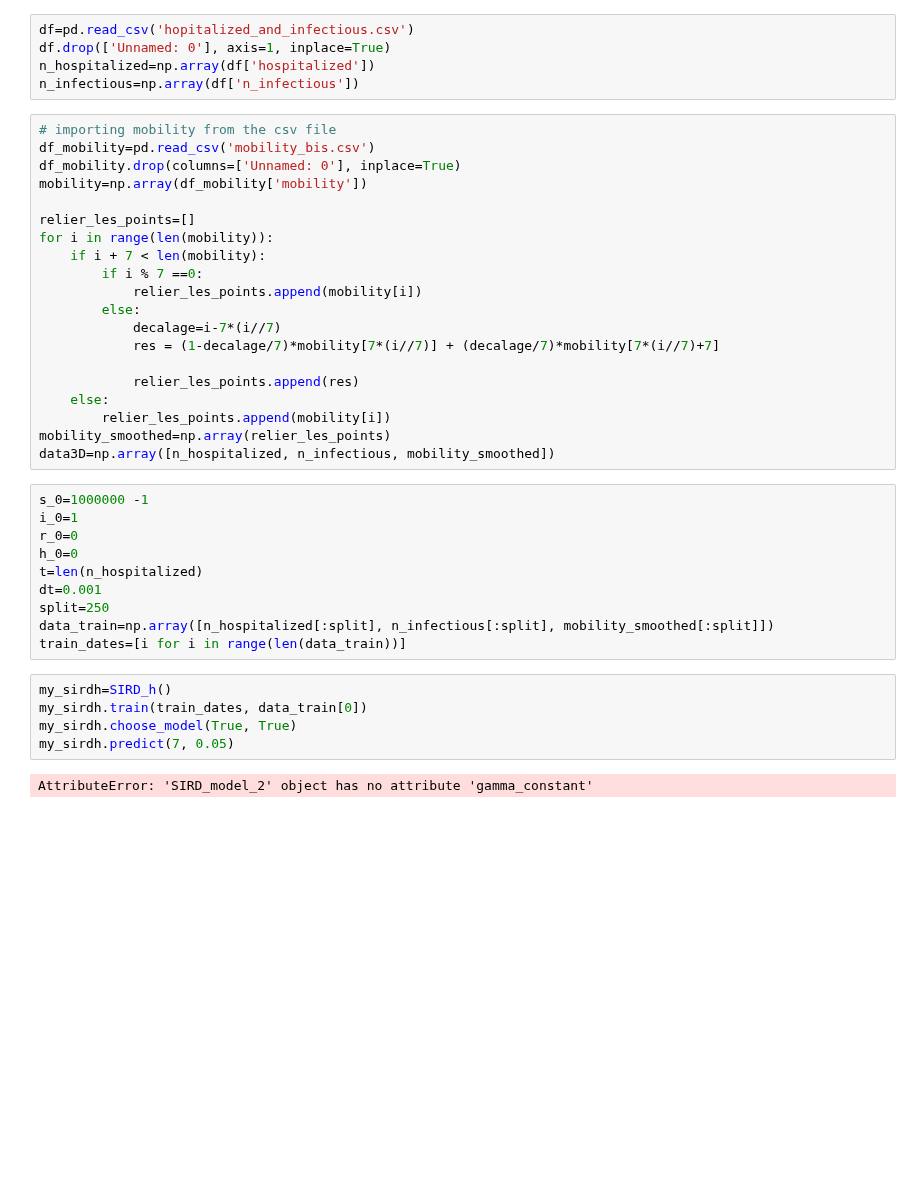
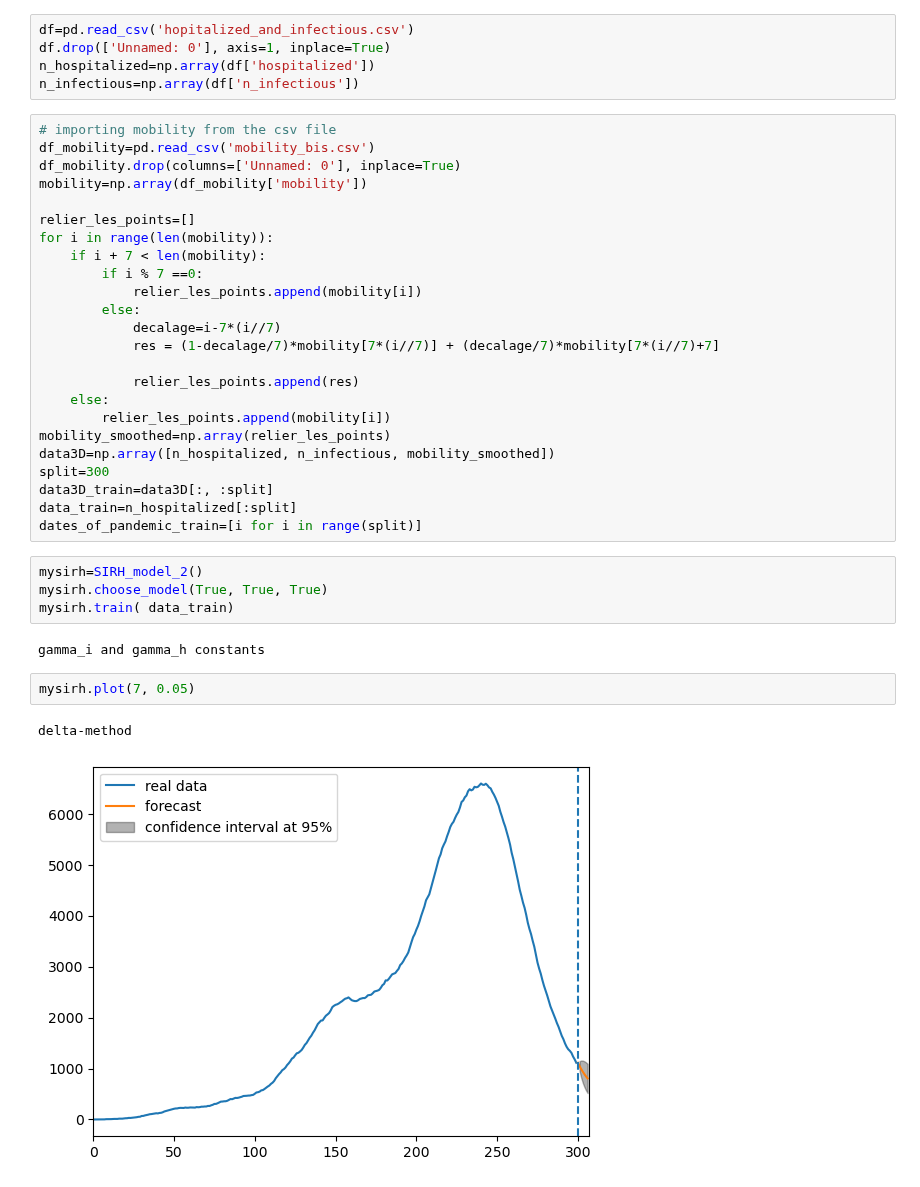
Before and after one commit to gregoirebechade/covid_internship, a Jupyter notebook: 10_evaluation_on_n_hospitalized.ipynb, the cells around one changed output. Cells and saved outputs as stored; diff of their text form; blank space fills up the shorter version.

```diff
--- a/10_evaluation_on_n_hospitalized.ipynb
+++ b/10_evaluation_on_n_hospitalized.ipynb
@@ -32,20 +34,18 @@ for i in range(len(mobility)):
         relier_les_points.append(mobility[i])
 mobility_smoothed=np.array(relier_les_points)
 data3D=np.array([n_hospitalized, n_infectious, mobility_smoothed])
+split=300
+data3D_train=data3D[:, :split]
+data_train=n_hospitalized[:split]
+dates_of_pandemic_train=[i for i in range(split)]
-# %%
-s_0=1000000 -1
-i_0=1
-r_0=0
-h_0=0
-t=len(n_hospitalized)
-dt=0.001
-split=250
-data_train=np.array([n_hospitalized[:split], n_infectious[:split], mobility_smoothed[:split]])
-train_dates=[i for i in range(len(data_train))]
-# %%
-my_sirdh=SIRD_h()
-my_sirdh.train(train_dates, data_train[0])
-my_sirdh.choose_model(True, True)
-my_sirdh.predict(7, 0.05)
-# %% [output]
-AttributeError: 'SIRD_model_2' object has no attribute 'gamma_constant'
+# %%
+mysirh=SIRH_model_2()
+mysirh.choose_model(True, True, True)
+mysirh.train( data_train)
+# %% [output]
+gamma_i and gamma_h constants
+# %%
+mysirh.plot(7, 0.05)
+# %% [output]
+delta-method
+[figure, added]
```
Also changed, not shown: parts of 3 cells of this notebook, 2 other files.
